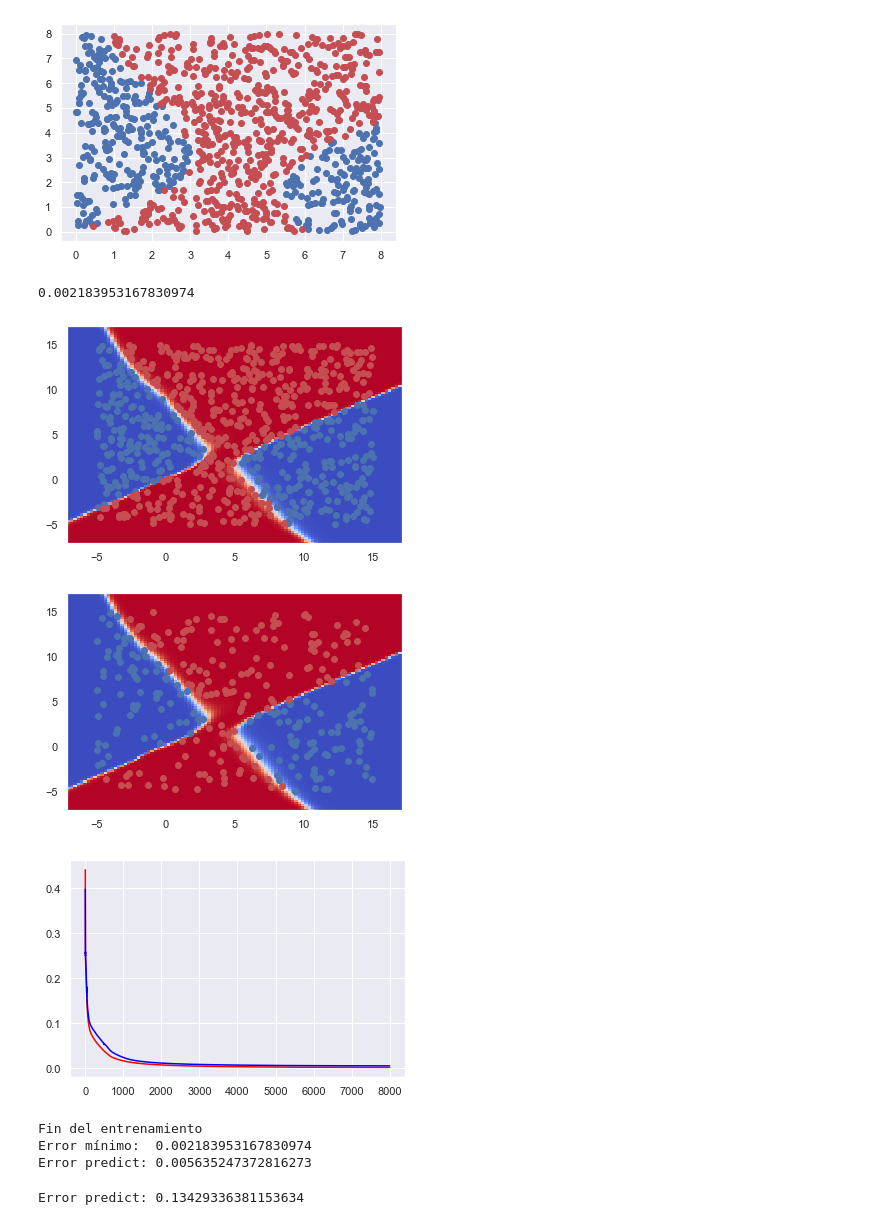
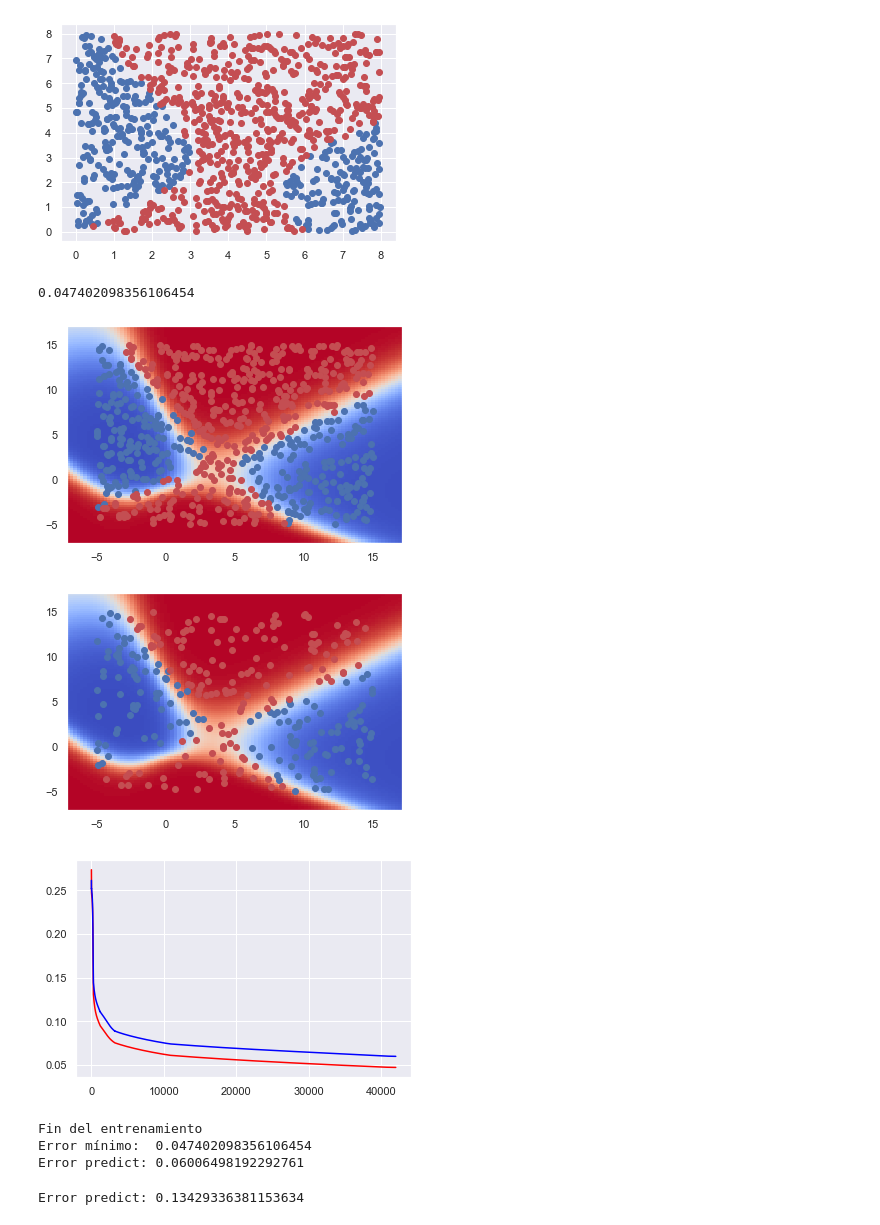
Before and after one commit to DiegoGarciaV/Redes-Neuronales, a Jupyter notebook: Red Neuronal.ipynb, the cells around one changed output. Saved outputs shown, nothing was run; the diff lists cells and outputs as text; code cells hidden in the pictures.

```diff
--- a/Red Neuronal.ipynb
+++ b/Red Neuronal.ipynb
@@ -256,7 +256,7 @@ import time
 from IPython.display import clear_output
 
 #MLP2 = MLP([2,100,100,100,100,100,1])
-MLP2 = MLP([2,20,20,20,20,20,1])
+MLP2 = MLP([2,4,4,4,1])
 
 dT = 0.005
 ErrorGrafica  = []
@@ -326,40 +326,40 @@ for i in range(0,500000):
         plt.scatter(datosX_Ts[datosY_Ts[:, 0] <= 0,0],datosX_Ts[datosY_Ts[:, 0] <= 0,1], c='b')
         plt.scatter(datosX_Ts[datosY_Ts[:, 0] >  0,0],datosX_Ts[datosY_Ts[:, 0] > 0,1], c='r')
         plt.show()
 
 
 
         #print("Hombres\n")
         #plt.pcolormesh(_x0, _x1, _Y2,cmap='coolwarm',shading='nearest')
         #plt.scatter(datosXH[datosYH[:, 0] <= 0,0],datosXH[datosYH[:, 0] <= 0,1], c='b')
         #plt.scatter(datosXH[datosYH[:, 0] > 0,0],datosXH[datosYH[:, 0] > 0,1], c='r')
         #plt.show()
 
         #plt.scatter(X[Y[:, 0] == 0,0],X[Y[:, 0] == 0,1], c='b')
         #plt.scatter(X[Y[:, 0] == 1,0],X[Y[:, 0] == 1,1], c='r')
         #plt.axis("equal")
         #plt.show()
 
         plt.plot(range(len(ErrorGrafica)),ErrorGrafica,c='red')
         plt.plot(range(len(ErrorPrueba)),ErrorPrueba,c='blue')
         plt.show()
 
         if(abs(G-G0)< 0.0005):
             break
 
         G0 = G
 
 print("Fin del entrenamiento\nError mínimo: ",eMin)
 
 print("Error predict: " + str(error(datosY_Ts,MLP2.aplicar(datosX_Ts))))
 # %% [output]
-0.002183953167830974
+0.047402098356106454
-[figure, old version]
+[figure, new version]
-[figure, old version]
+[figure, new version]
-[figure, old version]
+[figure, new version]
 Fin del entrenamiento
-Error mínimo:  0.002183953167830974
-Error predict: 0.005635247372816273
+Error mínimo:  0.047402098356106454
+Error predict: 0.06006498192292761
 # %%
 print("Error predict: " + str(error(datosY_Ts,MLP2.aplicar(datosX_Ts))))
 # %% [output]
```
